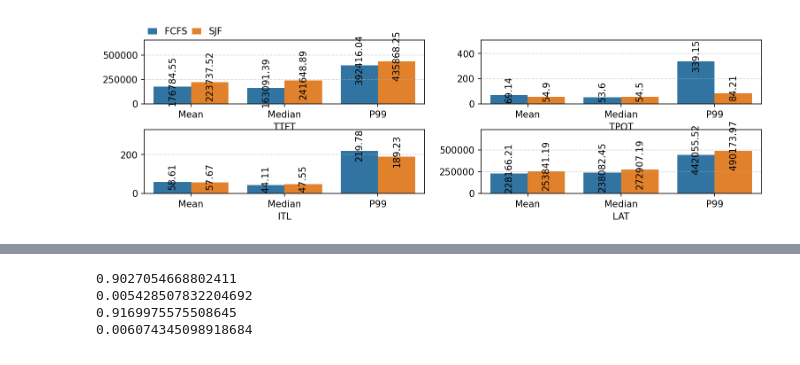
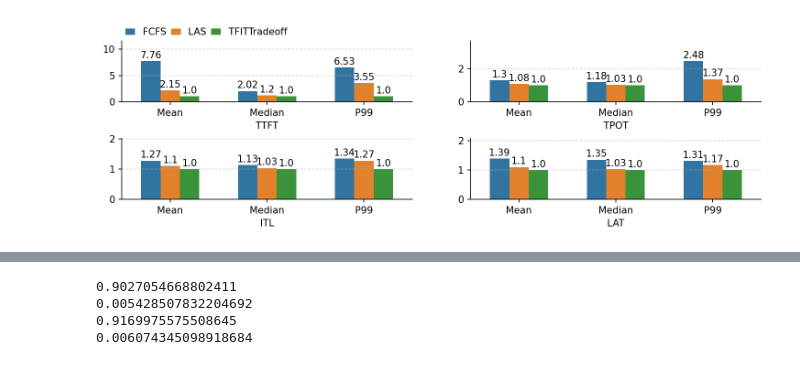
Before and after one commit to chengzhi-lu/vllm, a Jupyter notebook: benchmarks/result/analysis/result_analysis_1.ipynb, the cells around one changed output, grey strips where cells are left out. Drawn from its saved outputs; the diff is of its cells as text; code cells hidden in the pictures.

Commit message:
add result analysis according to Mean, Median, P99

```diff
--- a/benchmarks/result/analysis/result_analysis_1.ipynb
+++ b/benchmarks/result/analysis/result_analysis_1.ipynb
@@ -11,6 +11,7 @@ import marimo as mo
 base_dir = "/root/v1/vllm/benchmarks/result"
 replace_name = {
     "fcfs": "FCFS",
+    "las": "LAS",
     "infer": "Infer",
     "full": "Full",
     "half": "Half",
@@ -18,8 +19,8 @@ replace_name = {
     "tfittradeoff": "TFITTradeoff",
 }
 # %%
-_date = "20240906"
-_counters = [477]
+_date = "20240909"
+_counters = [0]
 e2e_result_dir_names = [
     os.path.join(base_dir, _date, str(counter)) for counter in _counters
 ]
@@ -52,16 +69,17 @@ ValueError: If using all scalar values, you must pass an index
 # %%
-def add_num_annotation(ax, rotation=0):
+def add_num_annotation(ax, rotation=0, fontsize=10):
     for _p in ax.patches:
         if _p.get_height() == 0:
             continue
         ax.annotate(
             str(round(_p.get_height(), 2)),
-            (_p.get_x() + _p.get_width() / 2.0, _p.get_height() * 1),
+            (_p.get_x() + _p.get_width() / 2.0, _p.get_height() * 1.05),
             ha="center",
             va="center",
             xytext=(0, 6),
             textcoords="offset points",
             rotation=rotation,
+            fontsize=fontsize,
         )
 # %%
 def get_tp_ratio(df):
@@ -242,7 +260,6 @@ def line_plot(_long_df):
         columnspacing=0.5,
     )
 
-
 def barplot(_long_df, request_rate):
     (_fig, _ax) = plt.subplots(
         figsize=(6 * 2, 1.5 * 2), dpi=150, nrows=2, ncols=2
@@ -257,14 +274,19 @@ def barplot(_long_df, request_rate):
         _i = metric_types.index(metric_type)
         if _i > 0:
             save_legend = False
-        sns.barplot(
+        ax = sns.barplot(
             hue="scheduler_policy",
             y="Ratio",
             x="metric_name",
             data=_long_df[_long_df["metric_type"] == metric_type],
             ax=_ax[_i // 2][_i % 2],
             legend=save_legend,
+            width=0.6
         )
+
+        ax.spines['top'].set_visible(False)
+        ax.spines['right'].set_visible(False)
+
         _ax[_i // 2][_i % 2].set_xlabel(metric_type)
         _ax[_i // 2][_i % 2].set_ylabel("")
         _ax[_i // 2][_i % 2].set_ylim(
@@ -272,7 +294,7 @@ def barplot(_long_df, request_rate):
             _long_df[_long_df["metric_type"] == metric_type]["Ratio"].max()
             * 1.5,
         )
-        add_num_annotation(_ax[_i // 2][_i % 2], rotation=90)
+        add_num_annotation(_ax[_i // 2][_i % 2], rotation=0)
         _ax[_i // 2][_i % 2].grid(linestyle="--", alpha=0.5, axis="y")
 
         _ax[0][0].legend(
@@ -286,7 +308,7 @@ def barplot(_long_df, request_rate):
 # %%
 def get_metric_ratio(df):
     min_result = df["Value"].min()
-    df["Ratio"] = df["Value"] / 1
+    df["Ratio"] = df["Value"] / min_result
     return df
 
 
@@ -294,39 +316,40 @@ _result_df = pd.DataFrame(selected_result)
 _result_df = (
     _result_df.groupby(["scheduler_policy", "swap_policy", "request_rate"])
     .mean()
+
     .reset_index()
 )
 _long_df = _result_df[
     ["scheduler_policy", "swap_policy", "request_rate"] + selected_columns
 ]
 _long_df = _long_df.melt(
     id_vars=["scheduler_policy", "swap_policy", "request_rate"],
     value_vars=selected_columns,
     var_name="Metric",
     value_name="Value",
 )
 _long_df = (
     _long_df.groupby(
         ["Metric", "request_rate"],
         group_keys=False,
     )
     .apply(lambda row: get_metric_ratio(row))
     .reset_index()
 )
+
 _long_df[["metric_name", "metric_type"]] = _long_df["Metric"].apply(
     lambda row: pd.Series(
         [row.split("_", 2)[0].capitalize(), row.split("_", 2)[1].upper()]
     )
 )
 # _long_df = _long_df[_long_df["metric_name"] == "P99"]
 save_legend = True
 
 # line_plot(_long_df)
 # print(_long_df)
-barplot(_long_df, 2)  # Need to change
+barplot(_long_df, 1)  # Need to change
 # fig.tight_layout()
-plt.subplots_adjust(wspace=0.2, hspace=0.4)
-
+plt.subplots_adjust(wspace=0.2, hspace=0.6)
 plt.show()
 # %% [output]
-[figure, old version]
+[figure, new version]
```
Also changed, not shown: parts of 5 cells of this notebook, 1 other file.
